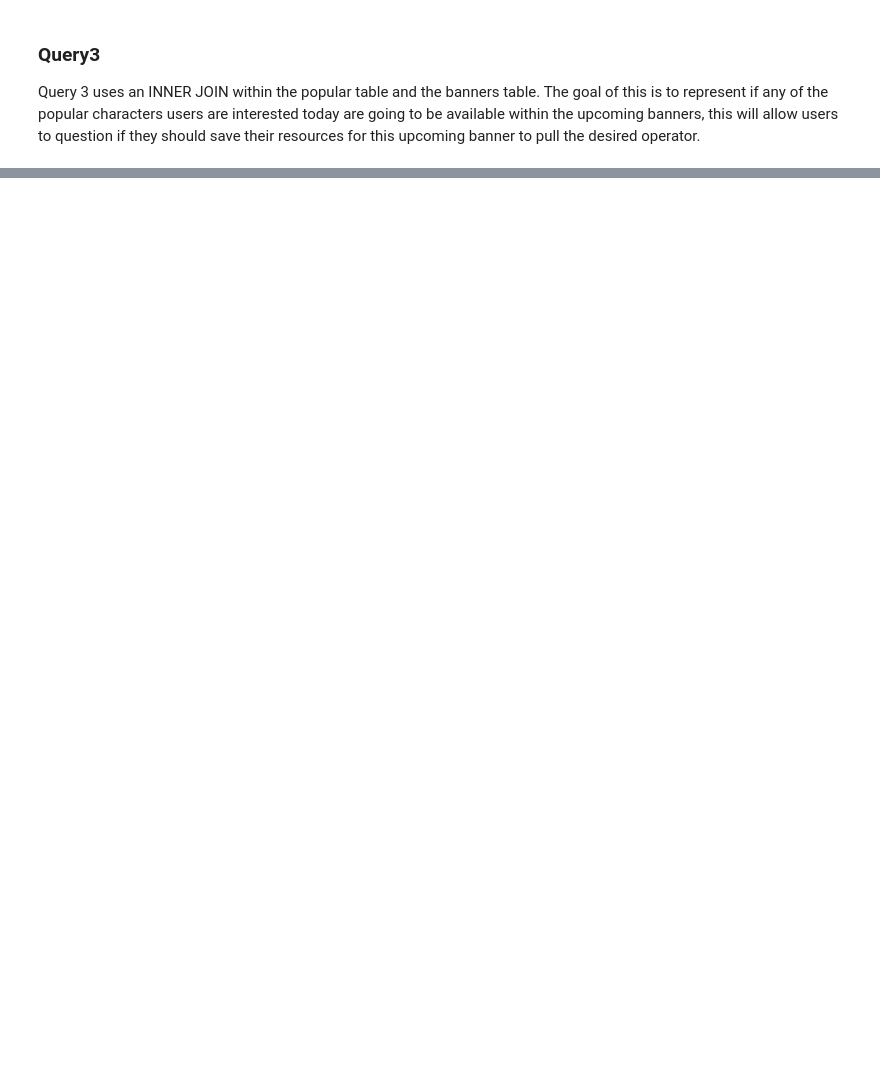
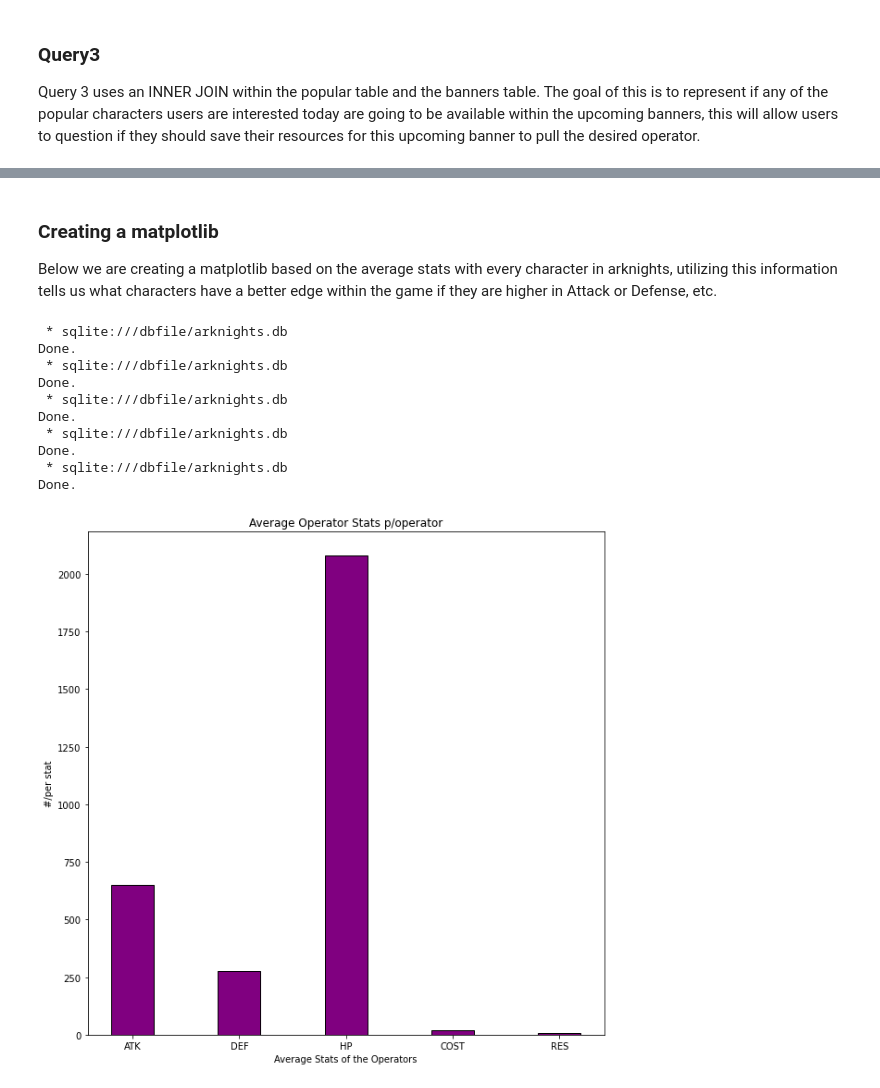
Before and after one commit to Andyreww/Arknights-Scraper, a Jupyter notebook: data_analysis.ipynb, the cells around one changed output, grey strips where cells are left out. Drawn from its saved outputs; the diff is of its cells as text; code cells hidden in the pictures; blank space fills up the shorter version.

Commit message:
Updated Data Analysis

```diff
--- a/data_analysis.ipynb
+++ b/data_analysis.ipynb
@@ -178,0 +534,28 @@ Done.
+# %% [markdown]
+### Creating a matplotlib
+
+Below we are creating a matplotlib based on the average stats with every character in arknights, utilizing this information tells us what characters have a better edge within the game if they are higher in Attack or Defense, etc.
+# %%
+data = {'ATK': averageStatValue("ATK"), 'DEF': averageStatValue("DEF"), 'HP': averageStatValue("HP"), 'COST': averageStatValue("COST"), 'RES': averageStatValue("RES")}
+
+roles = list(data.keys())
+values = list(data.values())
+
+plt.bar(roles, values, color ='purple', width = 0.4, edgecolor='black')
+
+plt.xlabel("Average Stats of the Operators")
+plt.ylabel("#/per stat")
+plt.title("Average Operator Stats p/operator")
+plt.show()
+# %% [output]
+ * sqlite:///dbfile/arknights.db
+Done.
+ * sqlite:///dbfile/arknights.db
+Done.
+ * sqlite:///dbfile/arknights.db
+Done.
+ * sqlite:///dbfile/arknights.db
+Done.
+ * sqlite:///dbfile/arknights.db
+Done.
+[figure, added]
```
Also changed, not shown: parts of 12 cells of this notebook.
